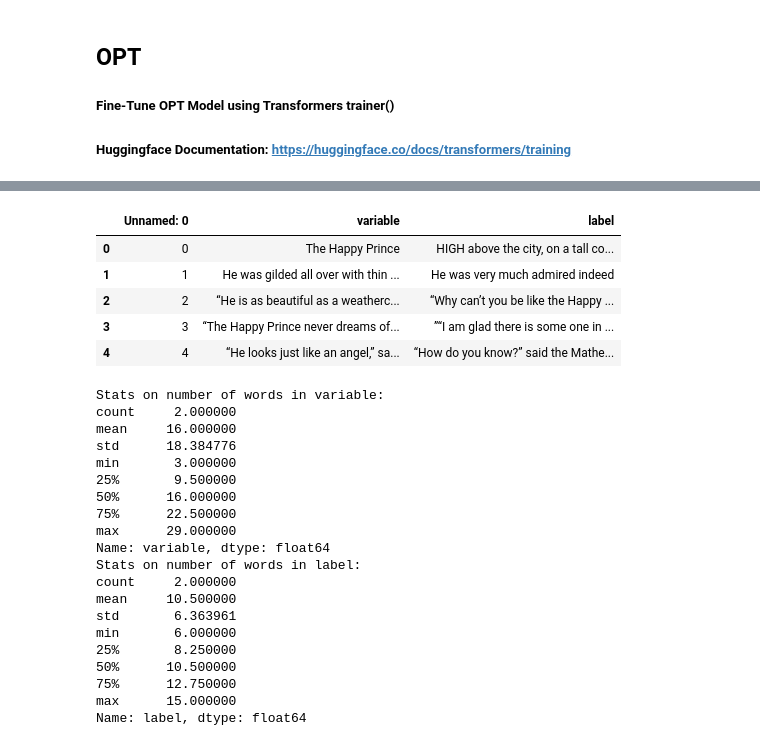
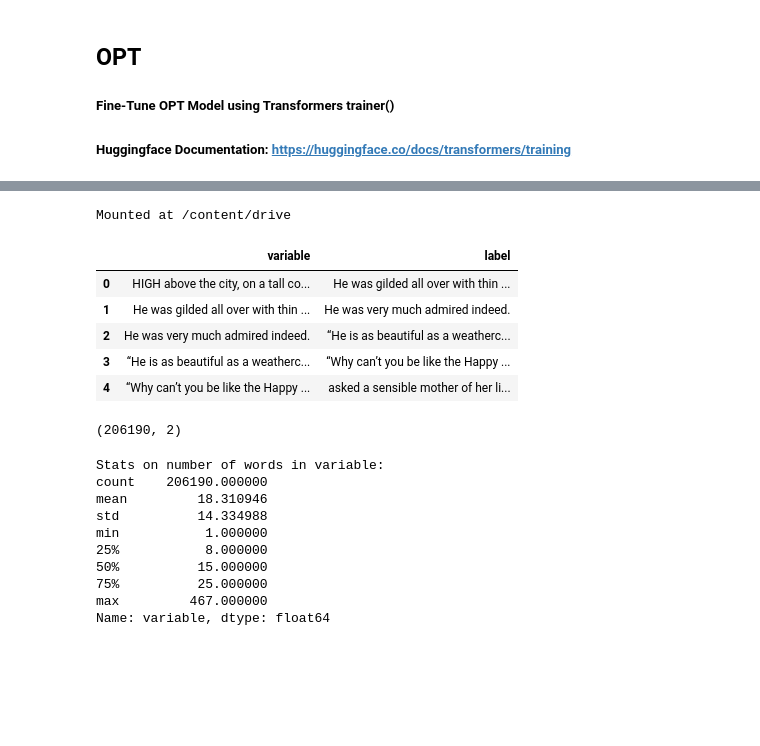
Before and after one commit to ram-senth/datasci-w266-2023-spring-team-story-bot, a Jupyter notebook: ChildrenStoriesCorpus_EDA_OPT.ipynb, the cells around one changed output, grey strips where cells are left out. Drawn from its saved outputs; the diff is of its cells as text; code cells hidden in the pictures; blank space fills up the shorter version.

```diff
--- a/ChildrenStoriesCorpus_EDA_OPT.ipynb
+++ b/ChildrenStoriesCorpus_EDA_OPT.ipynb
@@ -225,3 +225,8 @@ import pandas as pd
 from transformers import AutoTokenizer, OPTForCausalLM, Trainer, TrainingArguments
 from sklearn.model_selection import train_test_split
 import evaluate
+# %%
+from google.colab import drive
+drive.mount('/content/drive')
+# %% [output]
+Mounted at /content/drive
@@ -228,44 +236,45 @@ import evaluate
 # %%
-data = pd.read_csv("post_processed_corpus_df.csv")
+#data = pd.read_csv("post_processed_corpus_df.csv")
+
+# 1 sentence in variable
+data = pd.read_csv("/content/drive/My Drive/W266/StoryBots Datasets/posptproc_corpus_spacy_s1.csv")
+
+# 2 sentences in variable
+# data = pd.read_csv("/content/drive/My Drive/StoryBots Datasets/posptproc_corpus_spacy_s2.csv")
+
+# 3 sentences in variable
+# data = pd.read_csv("/content/drive/My Drive/StoryBots Datasets/posptproc_corpus_spacy_s3.csv")
 data.head()
 # %% [output]
-|  | Unnamed: 0 | variable | label |
-| 0 | 0 | The Happy Prince | HIGH above the city, on a tall co... |
-| 1 | 1 | He was gilded all over with thin ... | He was very much admired indeed |
-| 2 | 2 | “He is as beautiful as a weatherc... | “Why can’t you be like the Happy ... |
-| 3 | 3 | “The Happy Prince never dreams of... | ”“I am glad there is some one in ... |
-| 4 | 4 | “He looks just like an angel,” sa... | “How do you know?” said the Mathe... |
+|  | variable | label |
+| 0 | HIGH above the city, on a tall co... | He was gilded all over with thin ... |
+| 1 | He was gilded all over with thin ... | He was very much admired indeed. |
+| 2 | He was very much admired indeed. | “He is as beautiful as a weatherc... |
+| 3 | “He is as beautiful as a weatherc... | “Why can’t you be like the Happy ... |
+| 4 | “Why can’t you be like the Happy ... | asked a sensible mother of her li... |
 # %%
-#data.shape # results in ~ 60,000+ rows
+data.shape
 
-# filter for the first 500 rows to help with performance
-data = data[:500]
+# filter for the first XXX rows to help with performance
+#data = data[:2000]
+# %% [output]
+(206190, 2)
 # %%
 print("Stats on number of words in variable:")
 print(data['variable'].str.split(' ').str.len().describe())
-print("Stats on number of words in label:")
-print(data['label'].str.split(' ').str.len().describe())
+# print("Stats on number of words in label:")
+# print(data['label'].str.split(' ').str.len().describe())
 # %% [output]
 Stats on number of words in variable:
-count     2.000000
-mean     16.000000
-std      18.384776
-min       3.000000
-25%       9.500000
-50%      16.000000
-75%      22.500000
-max      29.000000
+count    206190.000000
+mean         18.310946
+std          14.334988
+min           1.000000
+25%           8.000000
+50%          15.000000
+75%          25.000000
+max         467.000000
 Name: variable, dtype: float64
-Stats on number of words in label:
-count     2.000000
-mean     10.500000
-std       6.363961
-min       6.000000
-25%       8.250000
-50%      10.500000
-75%      12.750000
-max      15.000000
-Name: label, dtype: float64
 # %%
 # filter out rows that have less than 4 words or more than 50 words in either the variable or label columns
 data_wc = data[(data['variable'].str.split(' ').str.len() > 3) &
```
Also changed, not shown: parts of 45 cells of this notebook, 1 other file.
